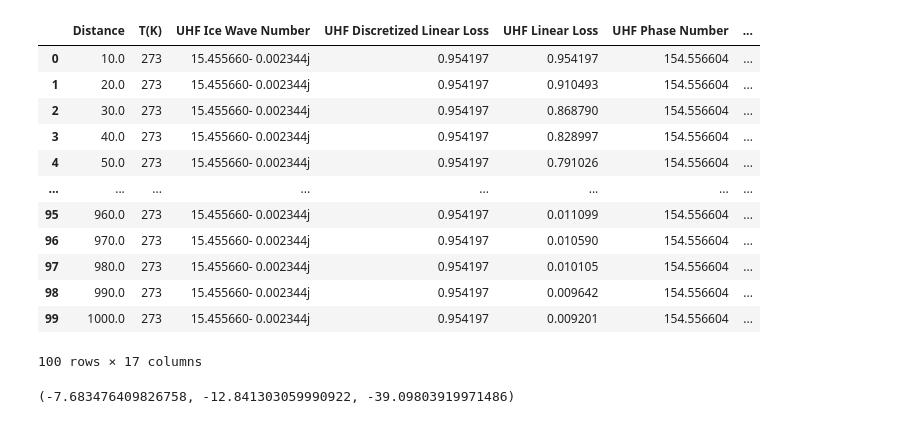
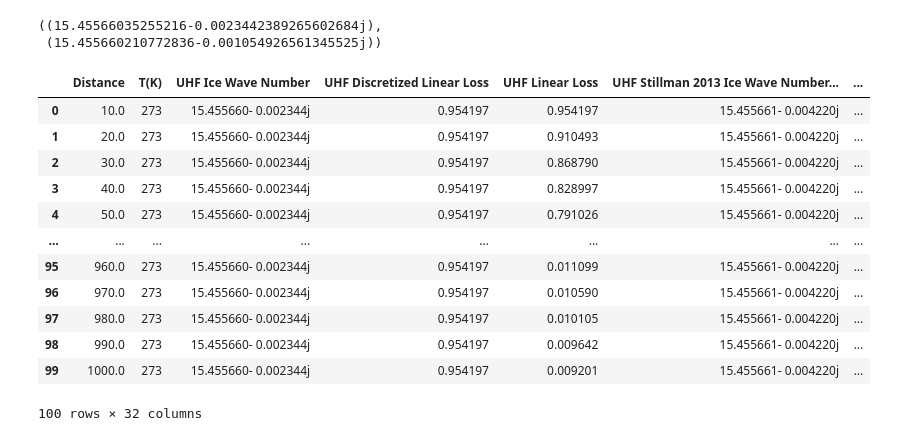
Before and after one commit to JSahliCU/Europan-Cryosphere-Puck-Estimator, a Jupyter notebook: 1km_link_budget.ipynb, the cells around one changed output. Saved outputs shown, nothing was run; the diff lists cells and outputs as text; code cells hidden in the pictures.

Commit message:
Added Stillman 2013 estimates of conductivity in Terrestrial Ice

```diff
--- a/1km_link_budget.ipynb
+++ b/1km_link_budget.ipynb
@@ -50,53 +63,89 @@ class uhf():
 
 discretization_distance = 10 # m
 distance = 1e3 # m
+# %%
+def imaginary_relative_permittivity_from_hf_limit_conductivity(conductivity, frequency):
+    """
+    Approach based on the Stillman 2013
+    """
+    return conductivity / (2 * np.pi * frequency * epsilon_0)
+
+def stillman_2013_ice_wave_number(conductivity, frequency, T):
+    empirical_epsilon_relative = np.real(ice_epsilon_relative(T)) \
+        - 1j * imaginary_relative_permittivity_from_hf_limit_conductivity(conductivity, frequency)
+    return 2 * np.pi * frequency * np.sqrt(epsilon_0 * mu_0) * np.sqrt(empirical_epsilon_relative)
+
+ice_wave_number(uhf_antenna.carrier_frequency, 273), stillman_2013_ice_wave_number(10e-6, uhf_antenna.carrier_frequency, 273)
+# %% [output]
+((15.45566035255216-0.0023442389265602684j),
+ (15.455660210772836-0.001054926561345525j))
 # %%
 link_df = pd.DataFrame({'Distance':np.arange(0, distance, discretization_distance)+discretization_distance})
 
 link_df['T(K)'] = 273
 
 link_df['UHF Ice Wave Number'] = ice_wave_number(uhf_antenna.carrier_frequency, link_df['T(K)'])
 link_df['UHF Discretized Linear Loss'] = np.e**(2 * discretization_distance * np.imag(link_df['UHF Ice Wave Number']))
 link_df['UHF Linear Loss'] = link_df['UHF Discretized Linear Loss'].cumprod()
+
+link_df['UHF Stillman 2013 Ice Wave Number High'] = stillman_2013_ice_wave_number(40e-6, uhf_antenna.carrier_frequency, link_df['T(K)'])
+link_df['UHF Stillman 2013 Discretized Linear Loss High'] = np.e**(2 * discretization_distance * np.imag(link_df['UHF Stillman 2013 Ice Wave Number High']))
+link_df['UHF Stillman 2013 Linear Loss High'] = link_df['UHF Stillman 2013 Discretized Linear Loss High'].cumprod()
+
+link_df['UHF Stillman 2013 Ice Wave Number Low'] = stillman_2013_ice_wave_number(10e-6, uhf_antenna.carrier_frequency, link_df['T(K)'])
+link_df['UHF Stillman 2013 Discretized Linear Loss Low'] = np.e**(2 * discretization_distance * np.imag(link_df['UHF Stillman 2013 Ice Wave Number Low']))
+link_df['UHF Stillman 2013 Linear Loss Low'] = link_df['UHF Stillman 2013 Discretized Linear Loss Low'].cumprod()
+
 link_df['UHF Phase Number'] = np.real(link_df['UHF Ice Wave Number']) * discretization_distance
 link_df['UHF Cumulative Phase Number'] = link_df['UHF Phase Number'].cumsum()
 link_df['UHF Space Path Loss'] = (1 / (2 * link_df['UHF Cumulative Phase Number']))**2
 link_df['UHF Total Loss (dB)'] = 10 * np.log10(link_df['UHF Space Path Loss'] * link_df['UHF Linear Loss'])
-link_df['Compared space path loss'] = 10 * np.log10((1 / (2 * np.real(link_df['UHF Ice Wave Number']) * (link_df['Distance'])))**2)
+link_df['UHF Stillman 2013 High Total Loss (dB)'] = 10 * np.log10(link_df['UHF Space Path Loss'] * link_df['UHF Stillman 2013 Linear Loss High'])
+link_df['UHF Stillman 2013 Low Total Loss (dB)'] = 10 * np.log10(link_df['UHF Space Path Loss'] * link_df['UHF Stillman 2013 Linear Loss Low'])
+#link_df['Compared space path loss'] = 10 * np.log10((1 / (2 * np.real(link_df['UHF Ice Wave Number']) * (link_df['Distance'])))**2)
 
 link_df['HF Ice Wave Number'] = ice_wave_number(hf_antenna.carrier_frequency, link_df['T(K)'])
 link_df['HF Discretized Linear Loss'] = np.e**(2 * discretization_distance * np.imag(link_df['HF Ice Wave Number']))
 link_df['HF Linear Loss'] = link_df['HF Discretized Linear Loss'].cumprod()
+
+link_df['HF Stillman 2013 Ice Wave Number High'] = stillman_2013_ice_wave_number(40e-6, hf_antenna.carrier_frequency, link_df['T(K)'])
+link_df['HF Stillman 2013 Discretized Linear Loss High'] = np.e**(2 * discretization_distance * np.imag(link_df['HF Stillman 2013 Ice Wave Number High']))
+link_df['HF Stillman 2013 Linear Loss High'] = link_df['HF Stillman 2013 Discretized Linear Loss High'].cumprod()
+
+link_df['HF Stillman 2013 Ice Wave Number Low'] = stillman_2013_ice_wave_number(10e-6, hf_antenna.carrier_frequency, link_df['T(K)'])
+link_df['HF Stillman 2013 Discretized Linear Loss Low'] = np.e**(2 * discretization_distance * np.imag(link_df['HF Stillman 2013 Ice Wave Number Low']))
+link_df['HF Stillman 2013 Linear Loss Low'] = link_df['HF Stillman 2013 Discretized Linear Loss Low'].cumprod()
+
 link_df['HF Phase Number'] = np.real(link_df['HF Ice Wave Number']) * discretization_distance
 link_df['HF Cumulative Phase Number'] = link_df['HF Phase Number'].cumsum()
 link_df['HF Space Path Loss'] = (1 / (2 * link_df['HF Cumulative Phase Number']))**2
 link_df['HF Total Loss (dB)'] = 10 * np.log10(link_df['HF Space Path Loss'] * link_df['HF Linear Loss'])
+link_df['HF Stillman 2013 High Total Loss (dB)'] = 10 * np.log10(link_df['HF Space Path Loss'] * link_df['HF Stillman 2013 Linear Loss High'])
+link_df['HF Stillman 2013 Low Total Loss (dB)'] = 10 * np.log10(link_df['HF Space Path Loss'] * link_df['HF Stillman 2013 Linear Loss Low'])
 #(1 / (2 * np.real(link_df['HF Ice Wave Number']) * (link_df['Distance'])))**2
 
 link_df
 # %% [output]
-|  | Distance | T(K) | UHF Ice Wave Number | UHF Discretized Linear Loss | UHF Linear Loss | UHF Phase Number | ... |
-| 0 | 10.0 | 273 | 15.455660- 0.002344j | 0.954197 | 0.954197 | 154.556604 | ... |
-| 1 | 20.0 | 273 | 15.455660- 0.002344j | 0.954197 | 0.910493 | 154.556604 | ... |
-| 2 | 30.0 | 273 | 15.455660- 0.002344j | 0.954197 | 0.868790 | 154.556604 | ... |
-| 3 | 40.0 | 273 | 15.455660- 0.002344j | 0.954197 | 0.828997 | 154.556604 | ... |
-| 4 | 50.0 | 273 | 15.455660- 0.002344j | 0.954197 | 0.791026 | 154.556604 | ... |
+|  | Distance | T(K) | UHF Ice Wave Number | UHF Discretized Linear Loss | UHF Linear Loss | UHF Stillman 2013 Ice Wave Number... | ... |
+| 0 | 10.0 | 273 | 15.455660- 0.002344j | 0.954197 | 0.954197 | 15.455661- 0.004220j | ... |
+| 1 | 20.0 | 273 | 15.455660- 0.002344j | 0.954197 | 0.910493 | 15.455661- 0.004220j | ... |
+| 2 | 30.0 | 273 | 15.455660- 0.002344j | 0.954197 | 0.868790 | 15.455661- 0.004220j | ... |
+| 3 | 40.0 | 273 | 15.455660- 0.002344j | 0.954197 | 0.828997 | 15.455661- 0.004220j | ... |
+| 4 | 50.0 | 273 | 15.455660- 0.002344j | 0.954197 | 0.791026 | 15.455661- 0.004220j | ... |
 | ... | ... | ... | ... | ... | ... | ... | ... |
-| 95 | 960.0 | 273 | 15.455660- 0.002344j | 0.954197 | 0.011099 | 154.556604 | ... |
-| 96 | 970.0 | 273 | 15.455660- 0.002344j | 0.954197 | 0.010590 | 154.556604 | ... |
-| 97 | 980.0 | 273 | 15.455660- 0.002344j | 0.954197 | 0.010105 | 154.556604 | ... |
-| 98 | 990.0 | 273 | 15.455660- 0.002344j | 0.954197 | 0.009642 | 154.556604 | ... |
-| 99 | 1000.0 | 273 | 15.455660- 0.002344j | 0.954197 | 0.009201 | 154.556604 | ... |
+| 95 | 960.0 | 273 | 15.455660- 0.002344j | 0.954197 | 0.011099 | 15.455661- 0.004220j | ... |
+| 96 | 970.0 | 273 | 15.455660- 0.002344j | 0.954197 | 0.010590 | 15.455661- 0.004220j | ... |
+| 97 | 980.0 | 273 | 15.455660- 0.002344j | 0.954197 | 0.010105 | 15.455661- 0.004220j | ... |
+| 98 | 990.0 | 273 | 15.455660- 0.002344j | 0.954197 | 0.009642 | 15.455661- 0.004220j | ... |
+| 99 | 1000.0 | 273 | 15.455660- 0.002344j | 0.954197 | 0.009201 | 15.455661- 0.004220j | ... |
-100 rows × 17 columns
+100 rows × 32 columns
 # %%
-uhf_receiver_transmitter_contribution_only = 2 * 10 * np.log10(uhf_antenna.match_efficiency) \
-    + 2 * 10 * np.log10(uhf_antenna.radiation_efficiency(273)) \
-    + 2 * uhf_antenna.directivity(273) \
+# uhf_receiver_transmitter_contribution_only = 2 * 10 * np.log10(uhf_antenna.match_efficiency) \
+#     + 2 * 10 * np.log10(uhf_antenna.radiation_efficiency(273)) \
+#     + 2 * uhf_antenna.directivity(273) \
 
-hf_receiver_transmitter_contribution_only =  2 * 10 * np.log10(hf_antenna.match_efficiency) \
-    + 2 * 10 * np.log10(hf_antenna.radiation_efficiency) \
-    + 2 * hf_antenna.directivity \
+# hf_receiver_transmitter_contribution_only =  2 * 10 * np.log10(hf_antenna.match_efficiency) \
+#     + 2 * 10 * np.log10(hf_antenna.radiation_efficiency) \
+#     + 2 * hf_antenna.directivity \
 
-uhf_receiver_transmitter_contribution_only, 2 * 10 * np.log10(uhf_antenna.radiation_efficiency(273)), hf_receiver_transmitter_contribution_only
+# uhf_receiver_transmitter_contribution_only, 2 * 10 * np.log10(uhf_antenna.radiation_efficiency(273)), hf_receiver_transmitter_contribution_only
-# %% [output]
-(-7.683476409826758, -12.841303059990922, -39.09803919971486)
```
Also changed, not shown: parts of 6 cells of this notebook.
